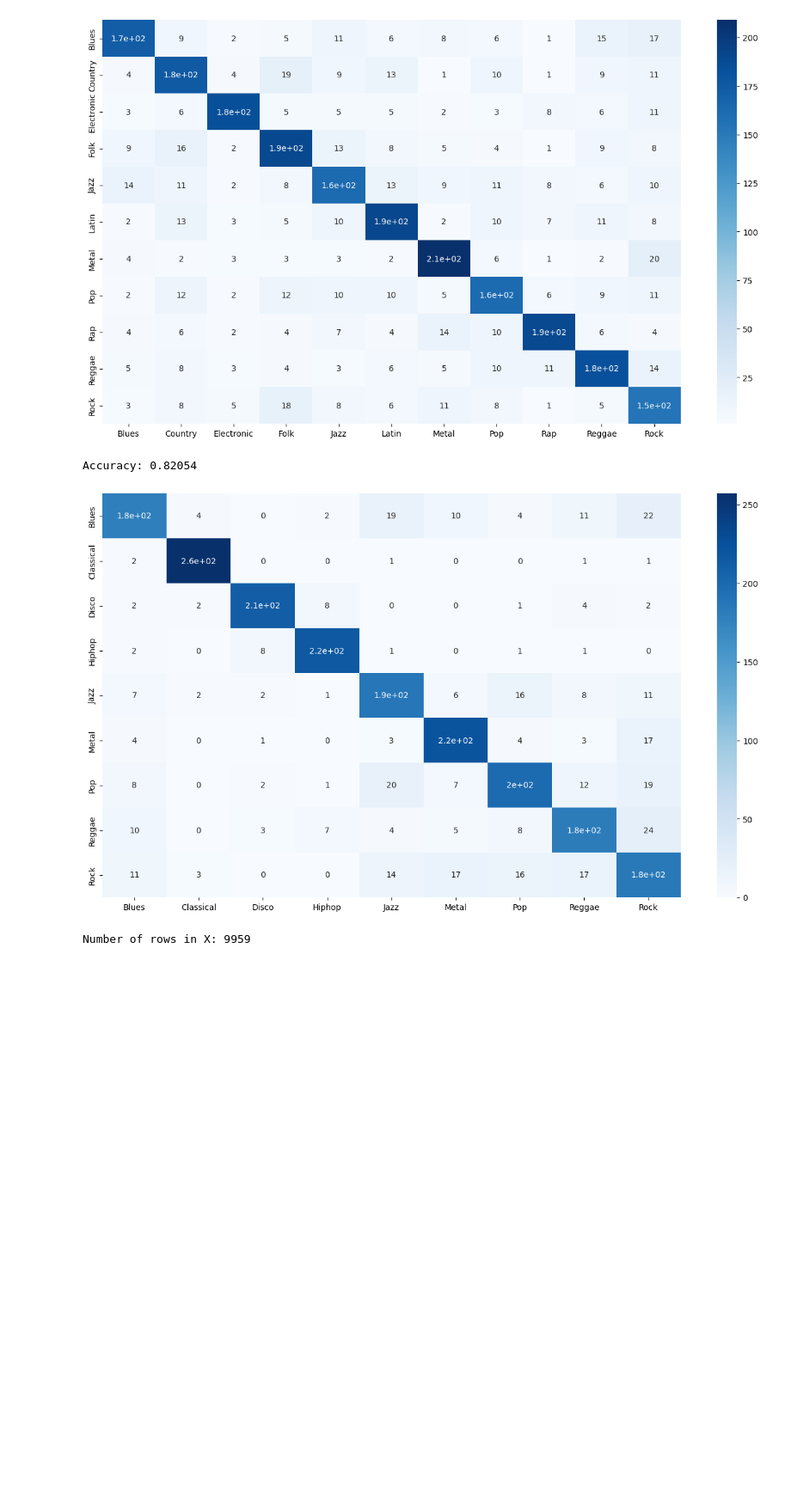
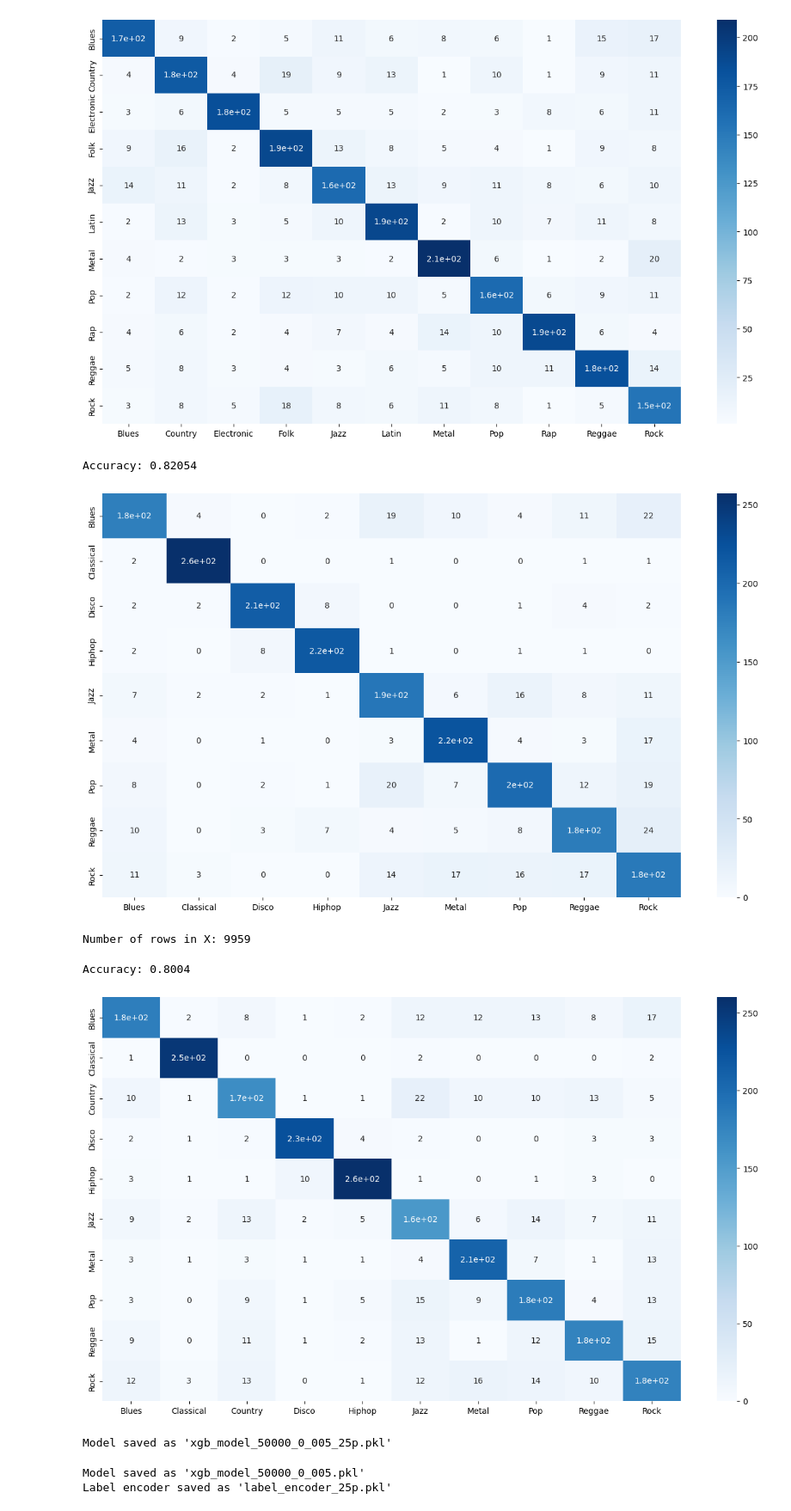
Before and after one commit to ReehalS/TeamTBD_SongClassifier, a Jupyter notebook: Models/selected_genres_model.ipynb, the cells around one changed output. Shown: that part at 86% size. Drawn from its saved outputs; the diff is of its cells as text; code cells hidden in the pictures; blank space fills up the shorter version.

Commit message:
update models

```diff
--- a/Models/selected_genres_model.ipynb
+++ b/Models/selected_genres_model.ipynb
@@ -263,6 +263,8 @@ from xgboost import XGBClassifier
 import os
 import seaborn as sns
 import matplotlib.pyplot as plt
+import joblib
+
 
 # List of genres
 genres = ['Blues', 'Classical', 'Country', 'Disco', 'Hiphop', 'Jazz', 'Metal', 'Pop', 'Reggae', 'Rock']
@@ -293,33 +295,56 @@ else:
     X = X.apply(pd.to_numeric, errors='coerce')
     X = X.dropna()
     y = y[X.index]  # Align y with the filtered X
 
     # Normalize X
     min_max_scaler = MinMaxScaler()
     np_scaled = min_max_scaler.fit_transform(X)
     X = pd.DataFrame(np_scaled, columns=X.columns)
 
     # Split the data (20-30% testing split)
-    X_train, X_test, y_train, y_test = train_test_split(X, y, test_size=0.30, random_state=42)
+    X_train, X_test, y_train, y_test = train_test_split(X, y, test_size=0.25, random_state=42)
 
     # Encode the labels
     le = LabelEncoder()
     y_train_encoded = le.fit_transform(y_train)
     y_test_encoded = le.transform(y_test)
 
     # Define the XGBoost model with given hyperparameters
-    xgb = XGBClassifier(n_estimators=10000, learning_rate=0.01, random_state=42)
+    xgb = XGBClassifier(n_estimators=50000, learning_rate=0.005, random_state=42)
 
     # Train the model
     xgb.fit(X_train, y_train_encoded)
     preds = xgb.predict(X_test)
 
     # Evaluate accuracy
     print('Accuracy:', round(accuracy_score(y_test_encoded, preds), 5))
 
     # Confusion Matrix
     confusion_matr = confusion_matrix(y_test_encoded, preds)
     plt.figure(figsize=(16, 9))
     sns.heatmap(confusion_matr, cmap="Blues", annot=True, xticklabels=genres, yticklabels=genres)
-    plt.savefig("ConfusionMatrix_CombinedDataData_30p_1000_0_01")
+    plt.savefig("ConfusionMatrix_CombinedDataData_30p_50000_0_005")
     plt.show()
+
+    # Save the model to a file
+    joblib.dump(xgb, "xgb_model_50000_0_005_25p.pkl")
+    print("Model saved as 'xgb_model_50000_0_005_25p.pkl'")
+# %% [output]
+Accuracy: 0.8004
+[figure, added]
+Model saved as 'xgb_model_50000_0_005_25p.pkl'
+# %%
+# Dump Model params
+
+import joblib
+
+# Save the model
+joblib.dump(xgb, "xgb_model_50000_0_005_25p.pkl")
+print("Model saved as 'xgb_model_50000_0_005.pkl'")
+
+# Save the LabelEncoder
+joblib.dump(le, "label_encoder_25p.pkl")
+print("Label encoder saved as 'label_encoder_25p.pkl'")
+# %% [output]
+Model saved as 'xgb_model_50000_0_005.pkl'
+Label encoder saved as 'label_encoder_25p.pkl'
```
Also changed, not shown: parts of 1 cell of this notebook, 6 other files.
